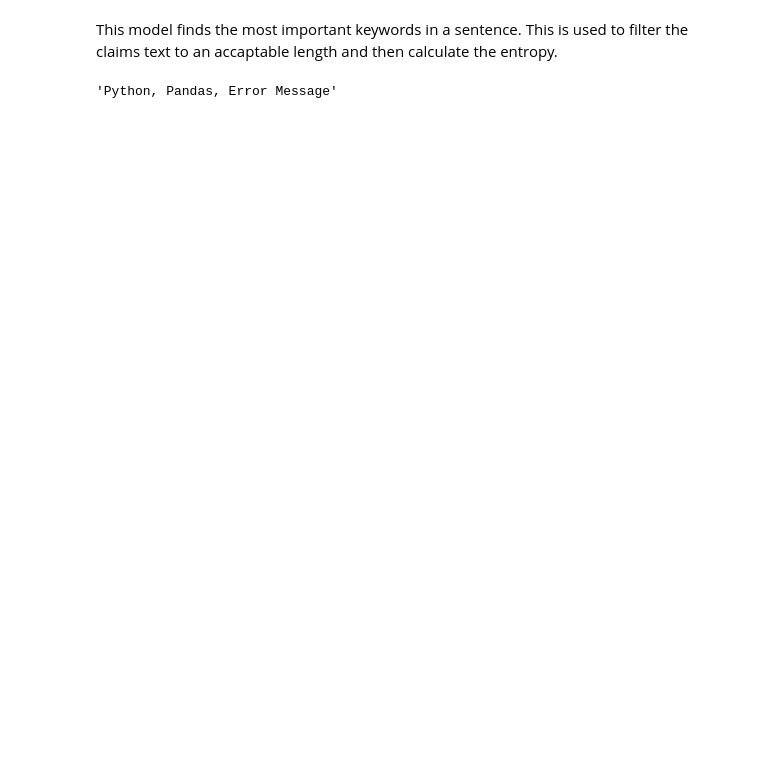
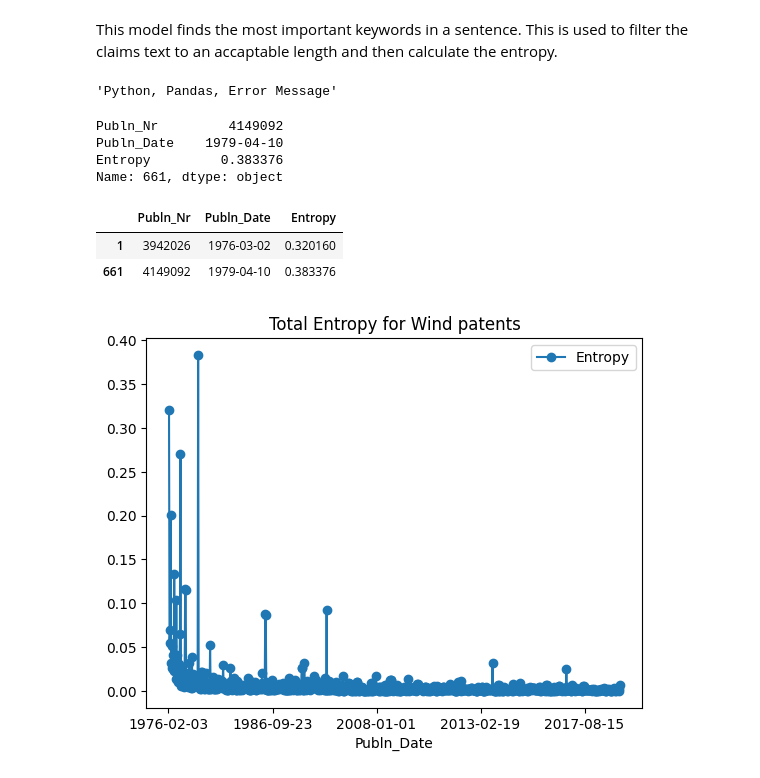
Before and after one commit to cvonholly/technology_complexity, a Jupyter notebook: USPTO_ML_analysis.ipynb, the cells around one changed output. Drawn from its saved outputs; the diff is of its cells as text; code cells hidden in the pictures; blank space fills up the shorter version.

```diff
--- a/USPTO_ML_analysis.ipynb
+++ b/USPTO_ML_analysis.ipynb
@@ -18,0 +55,35 @@ tokenizer.decode(summary[0], skip_special_tokens=True)
+# %%
+df = pd.read_excel(f'sorted_data/DB_{n}_USPTO_sorted.xlsx')
+df['Publn_Nr'] = df['Publn_Nr'].astype(int)
+# %%
+patent_claims = []  # list to store all patents claims for technology for year
+list_replace = []
+stwrds = stopwords.words('english')
+stemmer = SnowballStemmer('english')
+# %%
+def get_tokens(text: str) -> tuple[list, dict]:
+    # Standardize greek letters and eliminate symbols
+    line = text.strip().lower()
+    # Standardize greek letters and eliminate symbols
+    for r in list_replace:
+        line = line.replace(*r)
+    # Replace .sub. and .sup. in each patent
+    line = line.replace('.sub.', '')
+    line = line.replace('.sup.', '')
+
+    # Tokenize the text
+    tokens_encoded = tokenizer(line, padding=True, truncation=True, return_tensors="pt")
+
+    summary = model.generate(**tokens_encoded)
+
+    tokens_decoded = tokenizer.decode(summary[0], skip_special_tokens=True)
+
+    # convert to list
+    tokens = tokens_decoded.lower().replace(',', '').split()
+
+    # count
+    count = {}
+    for token in tokens:
+        count[token] = text.count(token)
+
+    return tokens, count
@@ -18,0 +135,21 @@ tokenizer.decode(summary[0], skip_special_tokens=True)
+# %%
+df_unique = df.drop_duplicates(subset=['Publn_Nr'])[['Publn_Nr', 'Publn_Date']]
+df_unique['Entropy'] = entropies
+# %%
+df_unique.loc[int(df_unique['Entropy'].idxmax())]
+# %% [output]
+Publn_Nr         4149092
+Publn_Date    1979-04-10
+Entropy         0.383376
+Name: 661, dtype: object
+# %%
+df_unique[df_unique['Entropy'] > .3]
+# %% [output]
+|  | Publn_Nr | Publn_Date | Entropy |
+| 1 | 3942026 | 1976-03-02 | 0.320160 |
+| 661 | 4149092 | 1979-04-10 | 0.383376 |
+# %%
+df_unique.plot(x='Publn_Date', y='Entropy', kind='line', marker='o', title=f'Total Entropy for {n} patents')
+plt.show()
+# %% [output]
+[figure, added]
```
Also changed, not shown: parts of 5 cells of this notebook, 1 other file.
